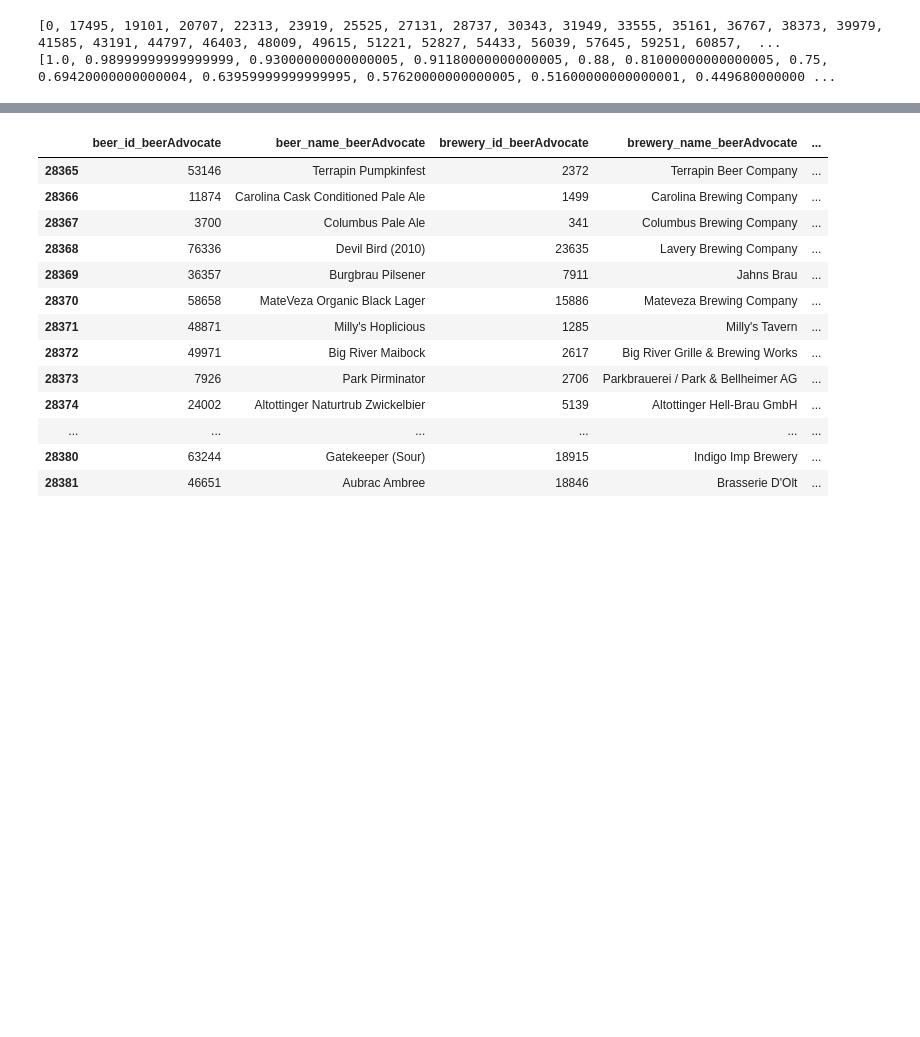
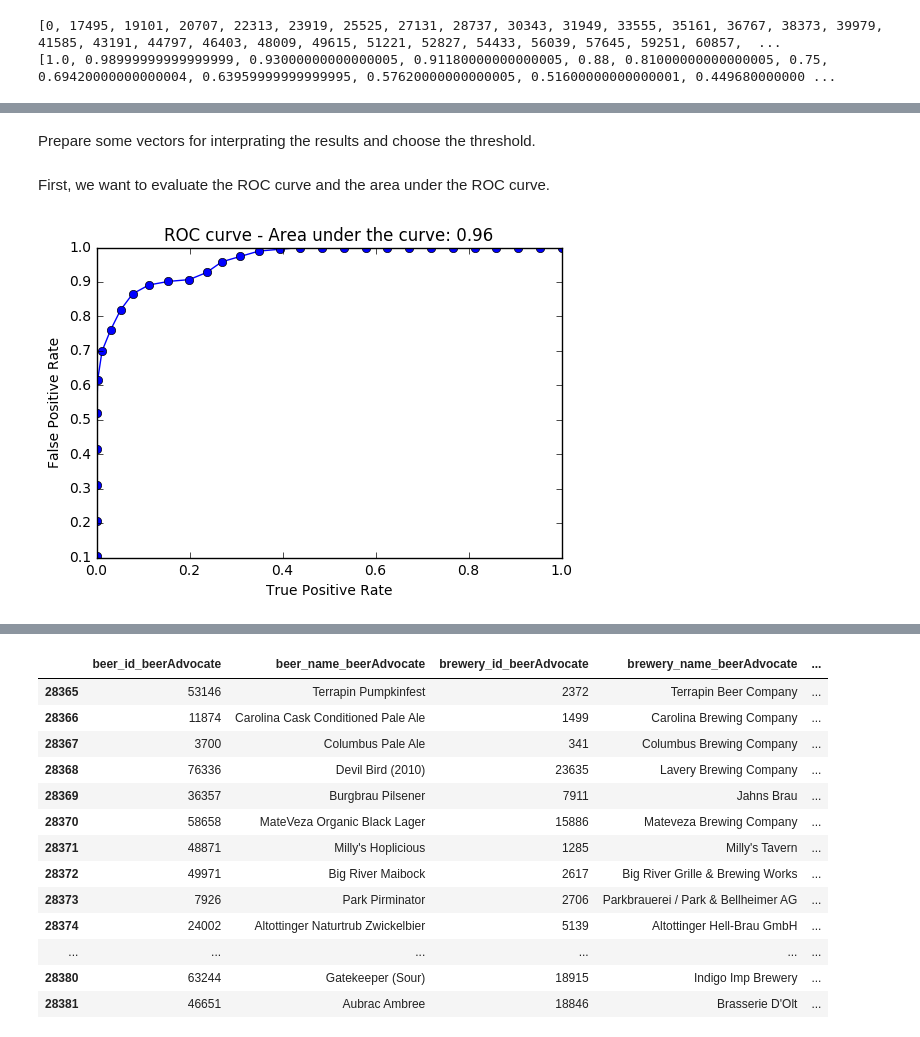
Before and after one commit to glederrey/Beers_rating, a Jupyter notebook: Beer_Similarity.ipynb, the cells around one changed output, grey strips where cells are left out. Cells and saved outputs as stored; diff of their text form; code cells hidden in the pictures; blank space fills up the shorter version.

Commit message:
[UPD] ROC curve and precision done. Final threshold for 99% precision is 0.81

```diff
--- a/Beer_Similarity.ipynb
+++ b/Beer_Similarity.ipynb
@@ -705,0 +712,3 @@ pick_random_entries(matching_beers, indices[interval], indices[interval+1]-1, 20
+# %%
+handLabels = pd.read_csv('./data/hand_labels.csv')
+handLabels.head()
@@ -705,0 +722,36 @@ pick_random_entries(matching_beers, indices[interval], indices[interval+1]-1, 20
+# %% [markdown]
+Prepare some vectors for interprating the results and choose the threshold.
+# %%
+accuracy = np.zeros(len(sim_values)-1)
+# True positive rate
+tpr = np.zeros(len(sim_values)-1)
+# False positive rate
+fpr = np.zeros(len(sim_values)-1)
+
+retrieved = 0
+true_positive = 0
+false_positive = 0
+
+for i in range(len(sim_values)-1):
+    df = handLabels[(handLabels['indices'] >= indices[i]) & (handLabels['indices'] <= indices[i+1]-1)]
+    retrieved += len(df)
+    true_positive += len(df[df.matching])
+    false_positive += len(df)-len(df[df.matching])
+
+    accuracy[i] = (true_positive)/retrieved
+    tpr[i] = true_positive
+    fpr[i] = false_positive
+
+tpr = tpr/true_positive
+fpr = fpr/false_positive
+# %% [markdown]
+First, we want to evaluate the ROC curve and the area under the ROC curve.
+# %%
+area = np.trapz(tpr, fpr)
+plt.plot(fpr, tpr, '-o')
+plt.xlabel('True Positive Rate')
+plt.ylabel('False Positive Rate')
+plt.title('ROC curve - Area under the curve: %.2f'%area)
+plt.show()
+# %% [output]
+[figure, added]
```
Also changed, not shown: parts of 13 cells of this notebook, 3 other files.
